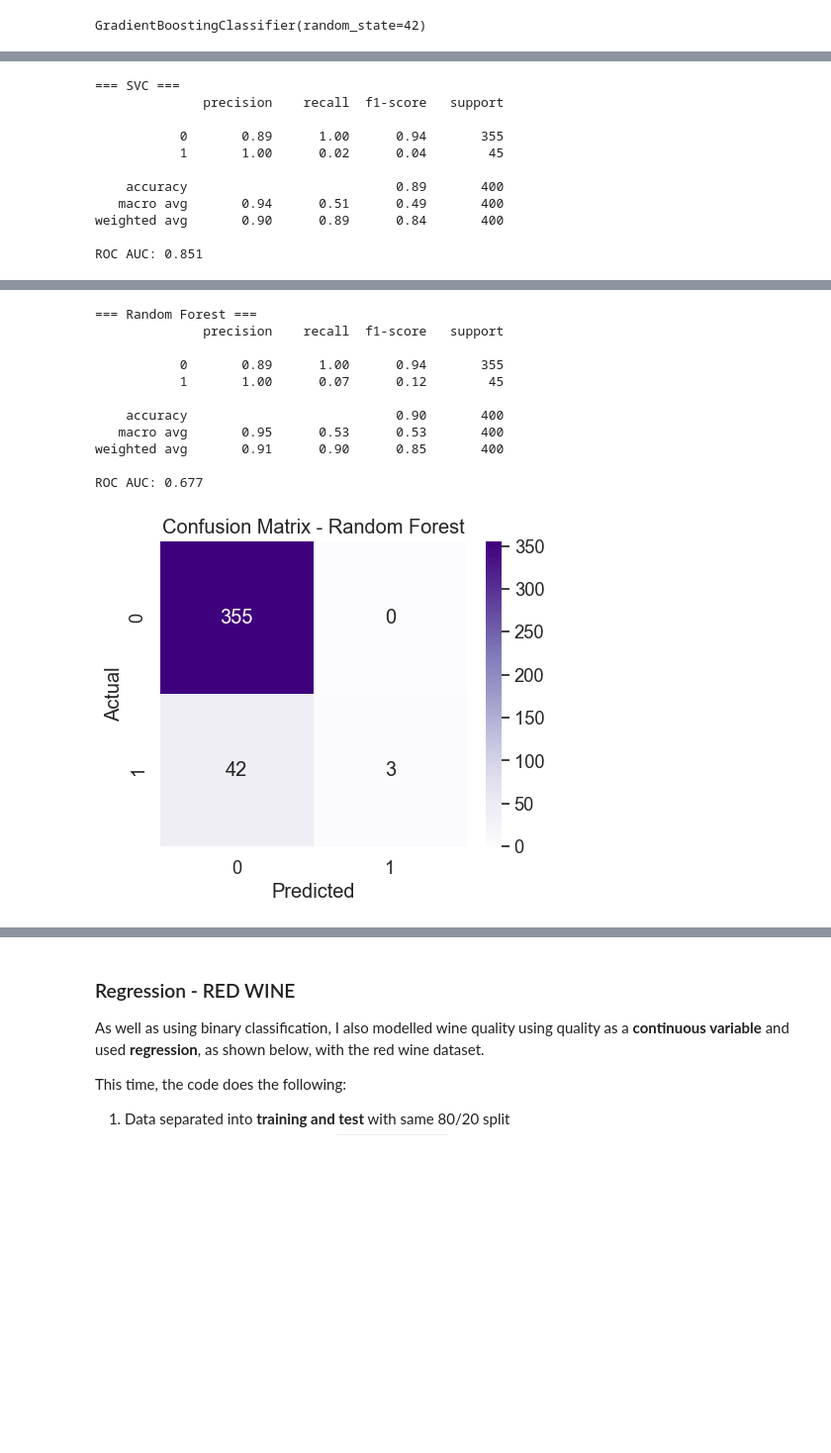
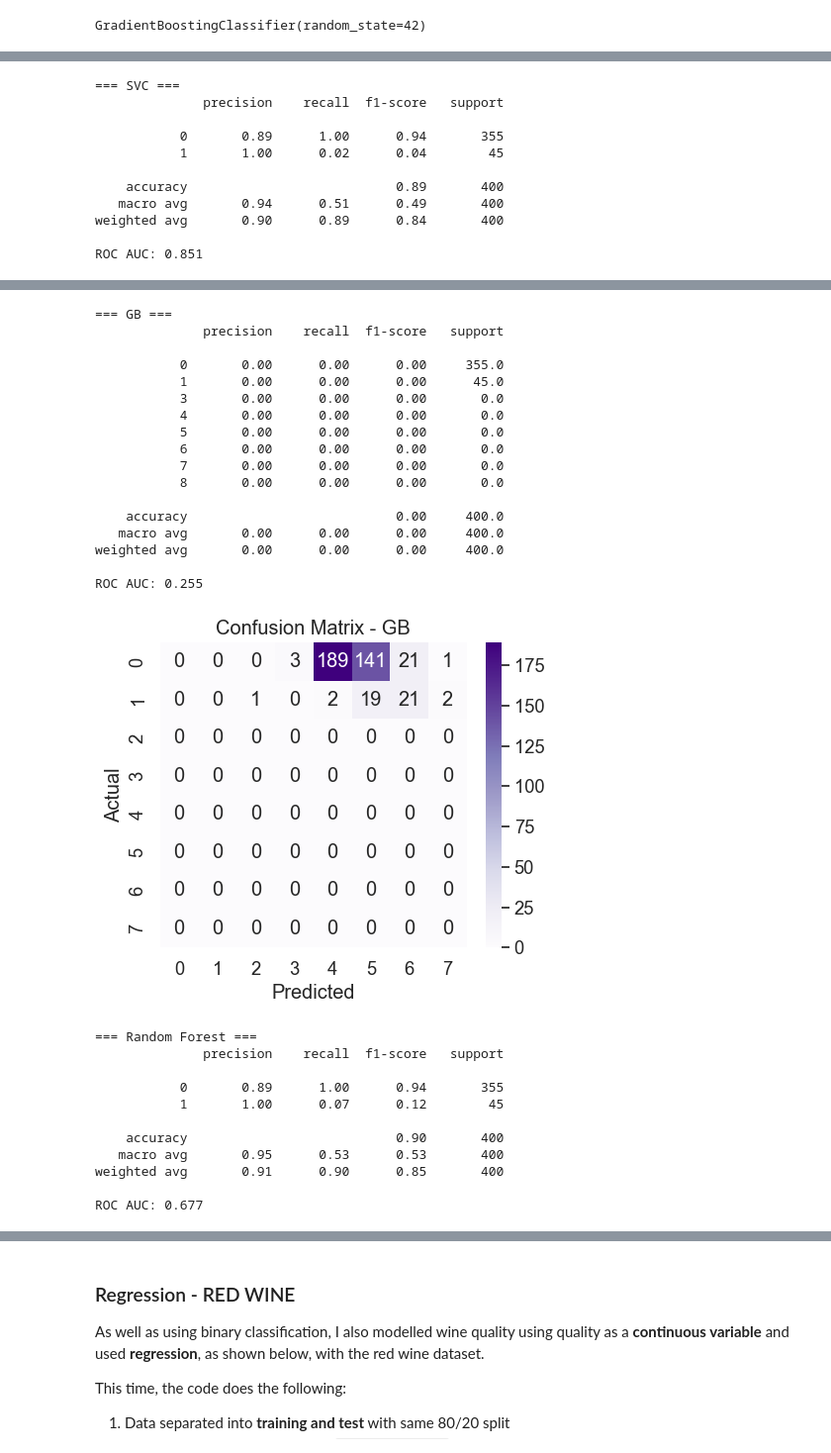
Before and after one commit to k1k12/2034_CW, a Jupyter notebook: notebooks/wine_analysis.ipynb, the cells around one changed output, grey strips where cells are left out. Shown at 99% size. Saved outputs shown, nothing was run; the diff lists cells and outputs as text; code cells hidden in the pictures; blank space fills up the shorter version.

```diff
--- a/notebooks/wine_analysis.ipynb
+++ b/notebooks/wine_analysis.ipynb
@@ -1300,42 +1300,59 @@ def evaluate_model(model, X_test, y_test, name="Model"):
 # %%
 evaluate_model(logreg, X_red_test, y_red_test, "Logistic Regression")
 evaluate_model(svc, X_red_test, y_red_test, "SVC")
-evaluate_model(gb, X_red_test, y_red_test, "SVC")
+evaluate_model(gb, X_red_test, y_red_test, "GB")
 evaluate_model(rfc, X_red_test, y_red_test, "Random Forest")  # your previous model
 # %% [output]
 === Logistic Regression ===
               precision    recall  f1-score   support
 
            0       0.92      0.97      0.94       355
            1       0.56      0.31      0.40        45
 
     accuracy                           0.90       400
    macro avg       0.74      0.64      0.67       400
 weighted avg       0.88      0.90      0.88       400
 
 ROC AUC: 0.868
 [figure]
 === SVC ===
               precision    recall  f1-score   support
 
            0       0.89      1.00      0.94       355
            1       1.00      0.02      0.04        45
 
     accuracy                           0.89       400
    macro avg       0.94      0.51      0.49       400
 weighted avg       0.90      0.89      0.84       400
 
 ROC AUC: 0.851
 [figure]
-=== Random Forest ===
+=== GB ===
               precision    recall  f1-score   support
 
-           0       0.89      1.00      0.94       355
-           1       1.00      0.07      0.12        45
+           0       0.00      0.00      0.00     355.0
+           1       0.00      0.00      0.00      45.0
+           3       0.00      0.00      0.00       0.0
+           4       0.00      0.00      0.00       0.0
+           5       0.00      0.00      0.00       0.0
+           6       0.00      0.00      0.00       0.0
+           7       0.00      0.00      0.00       0.0
+           8       0.00      0.00      0.00       0.0
 
-    accuracy                           0.90       400
-   macro avg       0.95      0.53      0.53       400
-weighted avg       0.91      0.90      0.85       400
+    accuracy                           0.00     400.0
+   macro avg       0.00      0.00      0.00     400.0
+weighted avg       0.00      0.00      0.00     400.0
 
-ROC AUC: 0.677
+ROC AUC: 0.255
-[figure, old version]
+[figure, new version]
+=== Random Forest ===
+              precision    recall  f1-score   support
+
+           0       0.89      1.00      0.94       355
+           1       1.00      0.07      0.12        45
+
+    accuracy                           0.90       400
+   macro avg       0.95      0.53      0.53       400
+weighted avg       0.91      0.90      0.85       400
+
+ROC AUC: 0.677
```
Also changed, not shown: parts of 1 cell of this notebook.
